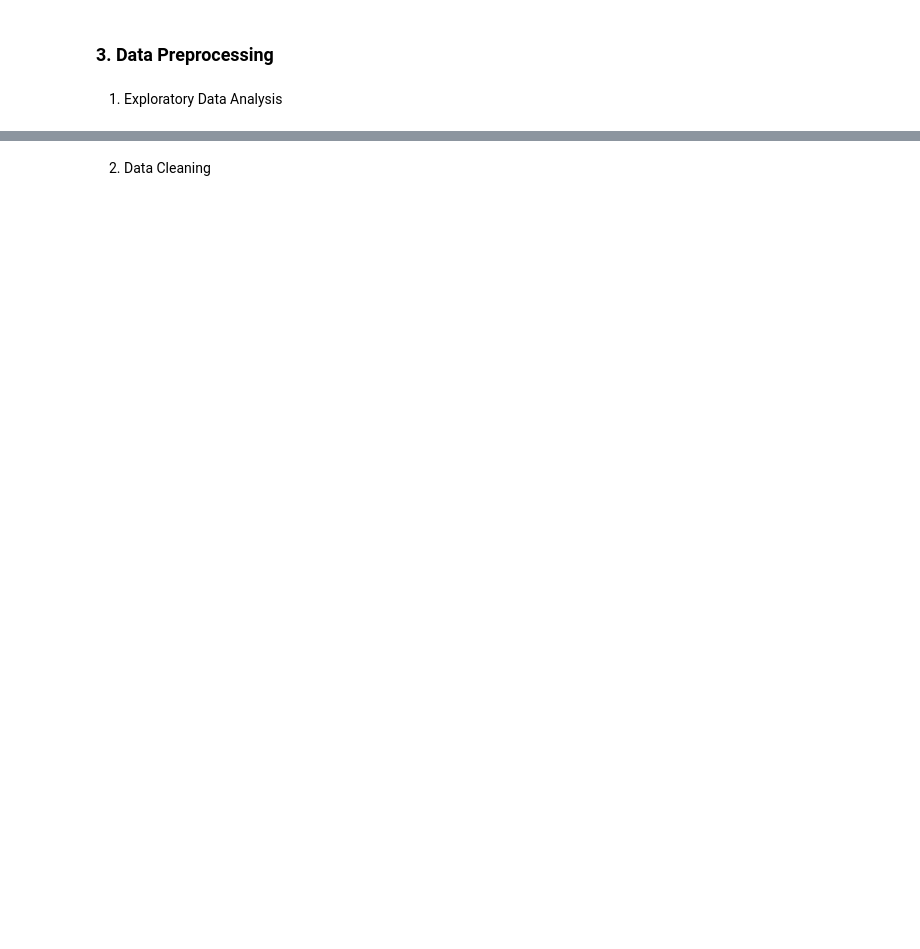
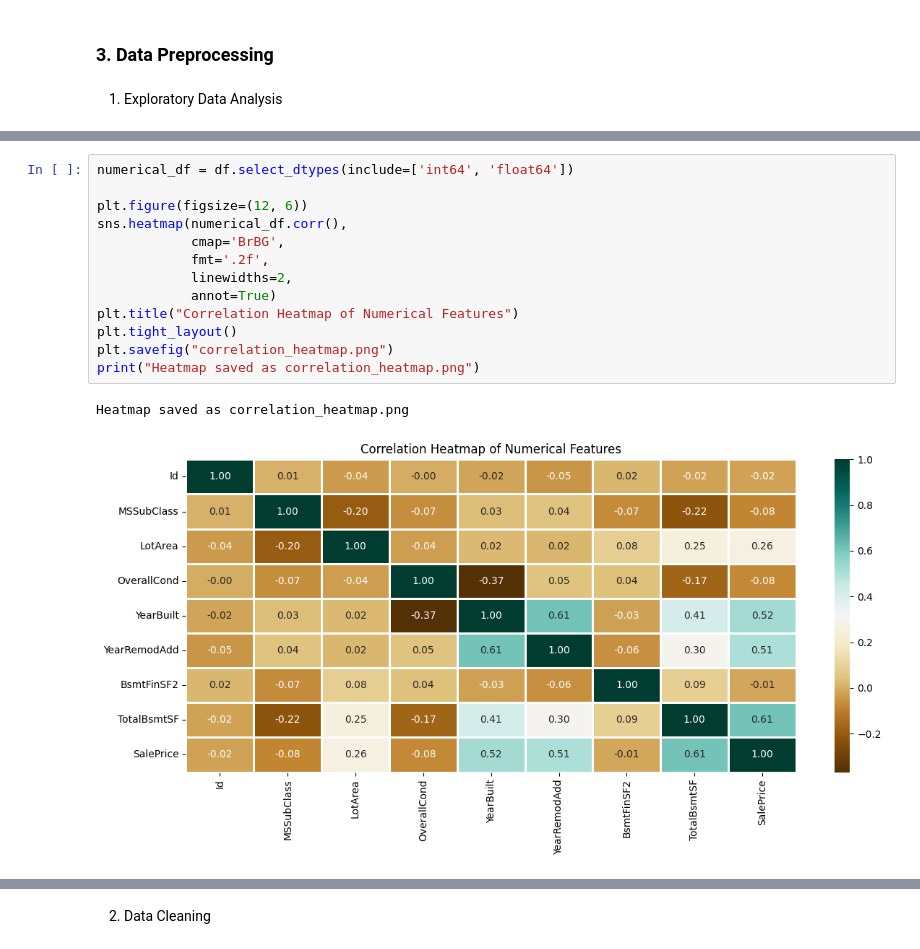
Before and after one commit to fatahrahimi330/100-Machine-Learning-Projects, a Jupyter notebook: 37-House Price Prediction/house_price_prediction.ipynb, the cells around one changed output, grey strips where cells are left out. Drawn from its saved outputs; the diff is of its cells as text; blank space fills up the shorter version.

```diff
--- a/37-House Price Prediction/house_price_prediction.ipynb
+++ b/37-House Price Prediction/house_price_prediction.ipynb
@@ -18,0 +109,16 @@ df.head()
+# %%
+numerical_df = df.select_dtypes(include=['int64', 'float64'])
+
+plt.figure(figsize=(12, 6))
+sns.heatmap(numerical_df.corr(),
+            cmap='BrBG',
+            fmt='.2f',
+            linewidths=2,
+            annot=True)
+plt.title("Correlation Heatmap of Numerical Features")
+plt.tight_layout()
+plt.savefig("correlation_heatmap.png")
+print("Heatmap saved as correlation_heatmap.png")
+# %% [output]
+Heatmap saved as correlation_heatmap.png
+[figure, added]
```
Also changed, not shown: parts of 23 cells of this notebook, 8 other files.
